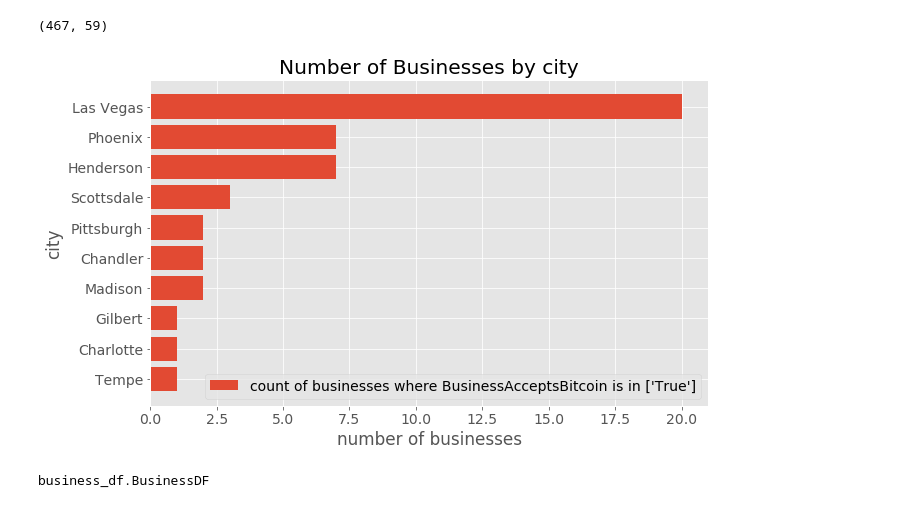
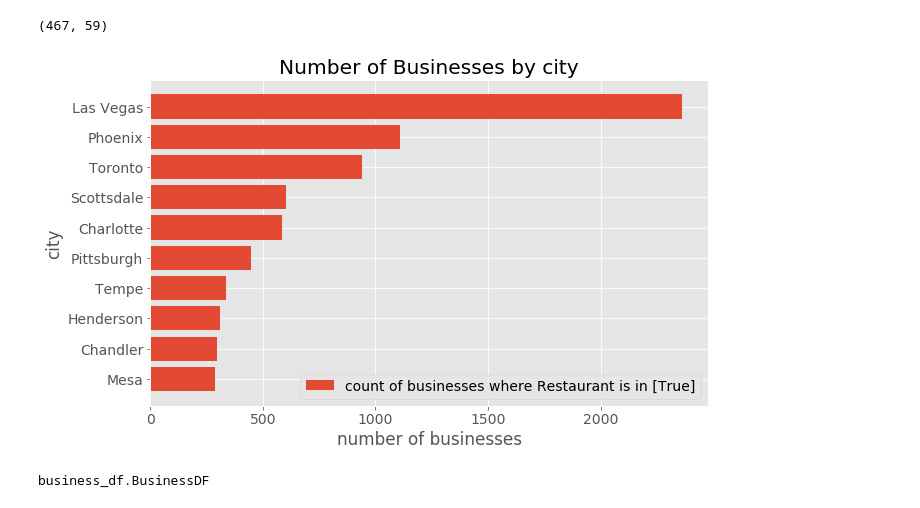
Before and after one commit to Laura-Kimble/Yelp-Reviews, a Jupyter notebook: notebooks/business_eda.ipynb, the cells around one changed output. Cells and saved outputs as stored; diff of their text form; code cells hidden in the pictures.

```diff
--- a/notebooks/business_eda.ipynb
+++ b/notebooks/business_eda.ipynb
@@ -65,5 +57,3 @@ ax.set_ylabel('count of businesses')
 # %% [output]
 Text(0, 0.5, 'count of businesses')
 [figure]
-# %%
-plt.rcParams.update({'font.size': 22})
@@ -173,4 +136,10 @@ Name: Restaurant, Length: 13124, dtype: bool
 # %%
+import pandas as pd
+import numpy as np
+import matplotlib.pyplot as plt
+%matplotlib inline
+plt.style.use('ggplot')
+plt.rcParams.update({'font.size': 14})
 from importlib import reload
 import business_df as bd
 reload(business_df)
@@ -178,6 +147,7 @@ from business_df import *
 
 businesses_df = bd.BusinessDF(businesses)
 businesses_df['Restaurant'] = businesses_df['categories'].str.contains(pat='Restaurant')
+businesses_df = pd.read_pickle('../data/pickled_businesses_df')
 # %%
 businesses_df['Restaurant'].value_counts()
 # %% [output]
@@ -225,9 +195,9 @@ dogs.shape
 # %% [output]
 (467, 59)
 # %%
-businesses_df.plot_value_counts_bar('city', filter_by=('BusinessAcceptsBitcoin', ['True']))
+businesses_df.plot_value_counts_bar('city', filter_by=('Restaurant', [True]))
 # %% [output]
-[figure, old version]
+[figure, new version]
 # %%
 businesses_df.to_pickle('../data/pickled_businesses_df')
 # %%
```
Also changed, not shown: parts of 7 cells of this notebook, 3 other files.
